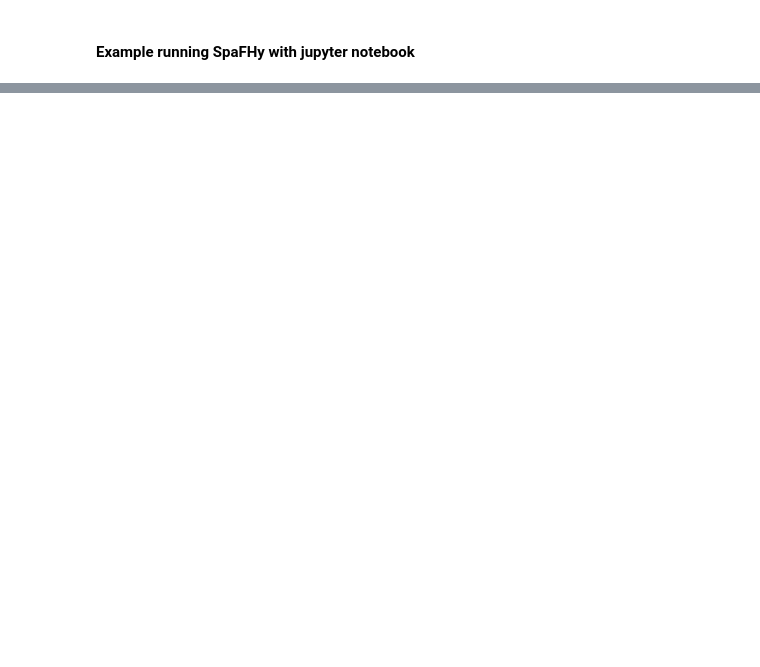
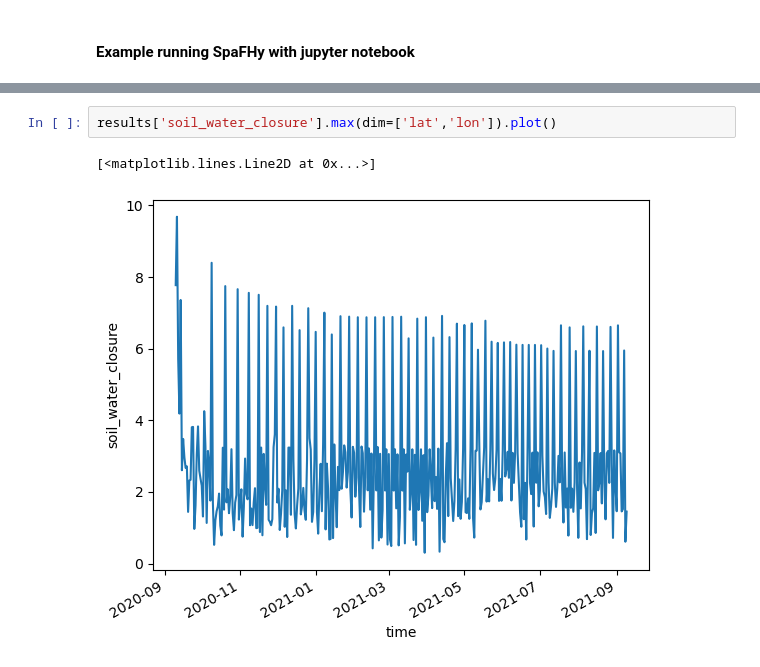
Before and after one commit to jpnousu/SpaFHy_v2.0, a Jupyter notebook: run_example.ipynb, the cells around one changed output, grey strips where cells are left out. Saved outputs shown, nothing was run; the diff lists cells and outputs as text; blank space fills up the shorter version.

```diff
--- a/run_example.ipynb
+++ b/run_example.ipynb
@@ -38,0 +43,5 @@ Running timestep:  732
+# %%
+results['soil_water_closure'].max(dim=['lat','lon']).plot()
+# %% [output]
+[<matplotlib.lines.Line2D at 0x...>]
+[figure, added]
```
Also changed, not shown: parts of 1 cell of this notebook, 5 other files.
